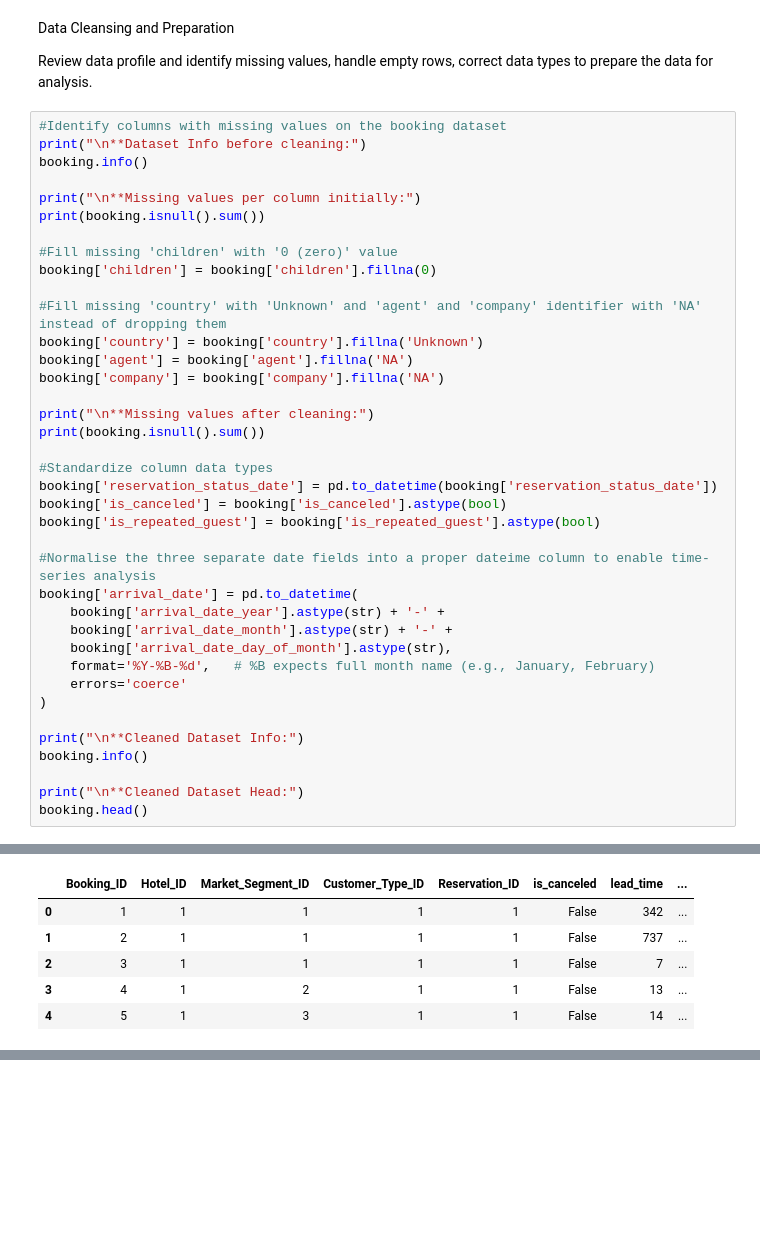
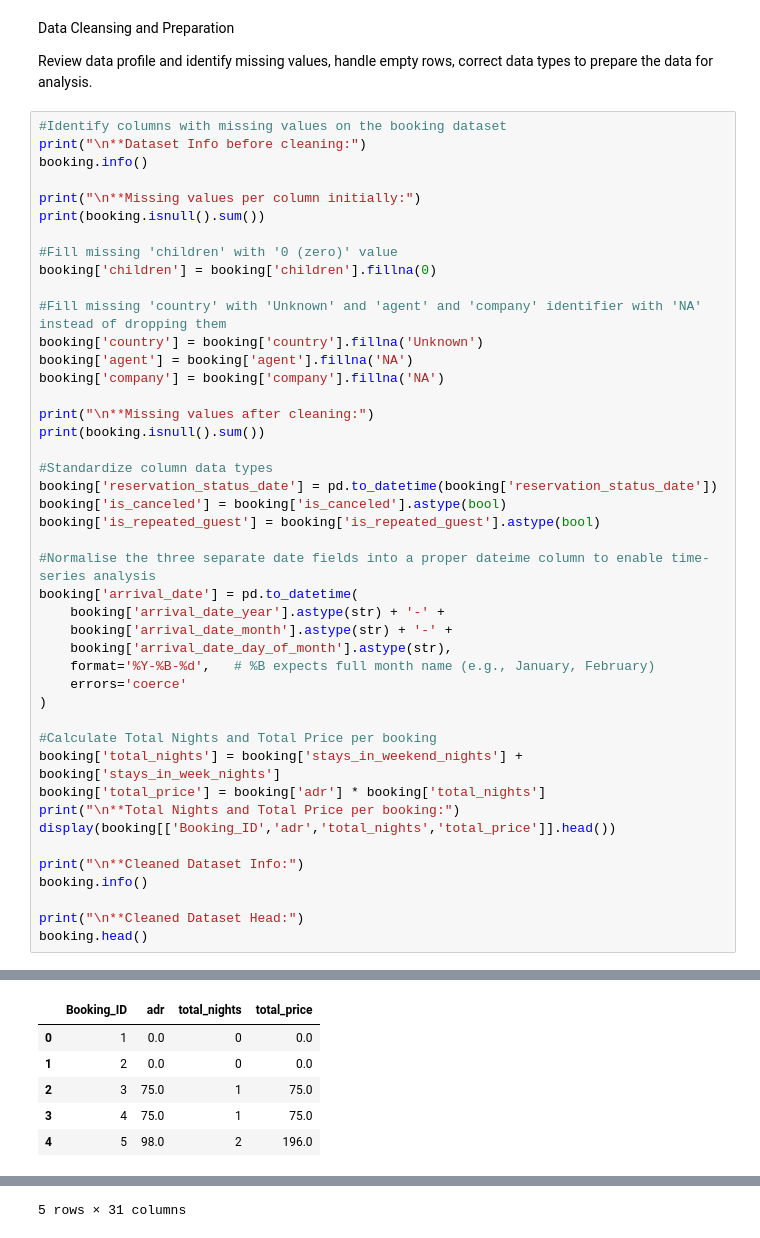
Before and after one commit to anniechooimh/Hospitality-Analytics, a Jupyter notebook: Capstone_Hospitality Analysis.ipynb, the cells around one changed output, grey strips where cells are left out. Drawn from its saved outputs; the diff is of its cells as text; blank space fills up the shorter version.

```diff
--- a/Capstone_Hospitality Analysis.ipynb
+++ b/Capstone_Hospitality Analysis.ipynb
@@ -81,6 +81,12 @@ booking['arrival_date'] = pd.to_datetime(
     errors='coerce'
 )
 
+#Calculate Total Nights and Total Price per booking
+booking['total_nights'] = booking['stays_in_weekend_nights'] + booking['stays_in_week_nights']
+booking['total_price'] = booking['adr'] * booking['total_nights']
+print("\n**Total Nights and Total Price per booking:")
+display(booking[['Booking_ID','adr','total_nights','total_price']].head())
+
 print("\n**Cleaned Dataset Info:")
 booking.info()
 
@@ -107,6 +113,6 @@ memory usage: 24.8+ MB
-|  | Booking_ID | Hotel_ID | Market_Segment_ID | Customer_Type_ID | Reservation_ID | is_canceled | lead_time | ... |
-| 0 | 1 | 1 | 1 | 1 | 1 | False | 342 | ... |
-| 1 | 2 | 1 | 1 | 1 | 1 | False | 737 | ... |
-| 2 | 3 | 1 | 1 | 1 | 1 | False | 7 | ... |
-| 3 | 4 | 1 | 2 | 1 | 1 | False | 13 | ... |
-| 4 | 5 | 1 | 3 | 1 | 1 | False | 14 | ... |
+|  | Booking_ID | adr | total_nights | total_price |
+| 0 | 1 | 0.0 | 0 | 0.0 |
+| 1 | 2 | 0.0 | 0 | 0.0 |
+| 2 | 3 | 75.0 | 1 | 75.0 |
+| 3 | 4 | 75.0 | 1 | 75.0 |
+| 4 | 5 | 98.0 | 2 | 196.0 |
@@ -113,0 +142 @@ memory usage: 24.8+ MB
+5 rows × 31 columns
```
Also changed, not shown: parts of 1 cell of this notebook.
